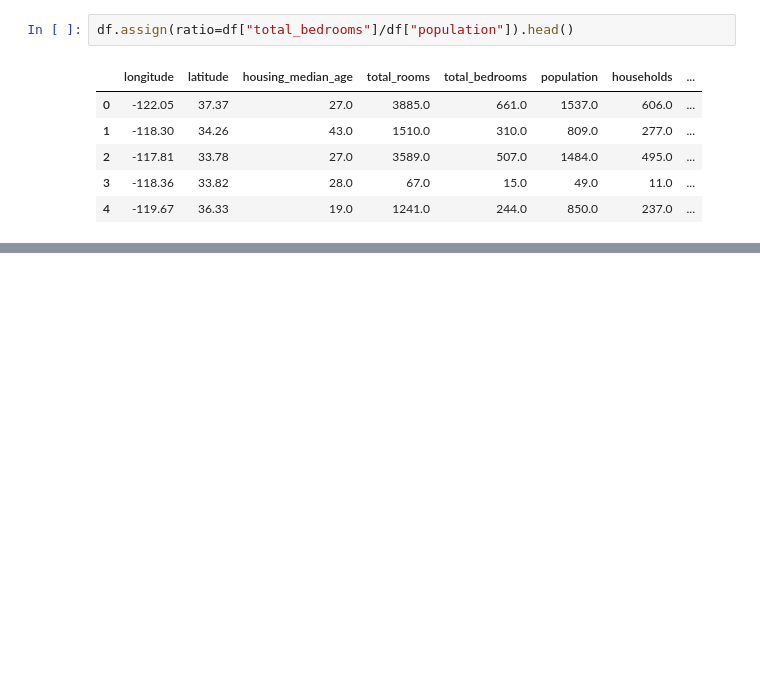
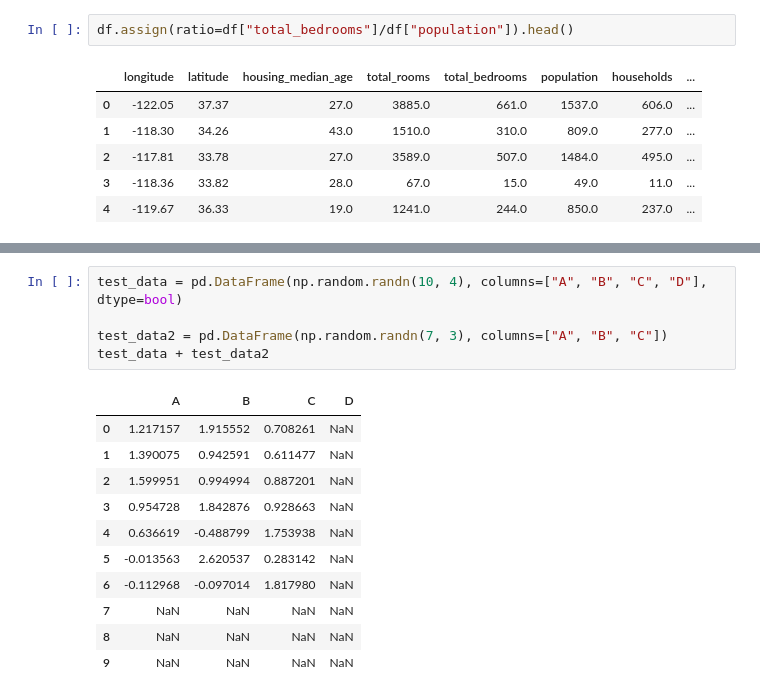
Before and after one commit to manikandansrikumar/data-analysis, a Jupyter notebook: notebooks/colab-github-demo.ipynb, the cells around one changed output, grey strips where cells are left out. Cells and saved outputs as stored; diff of their text form; blank space fills up the shorter version.

```diff
--- a/notebooks/colab-github-demo.ipynb
+++ b/notebooks/colab-github-demo.ipynb
@@ -52,0 +122,17 @@ df.assign(ratio=df["total_bedrooms"]/df["population"]).head()
+# %%
+test_data = pd.DataFrame(np.random.randn(10, 4), columns=["A", "B", "C", "D"], dtype=bool)
+
+test_data2 = pd.DataFrame(np.random.randn(7, 3), columns=["A", "B", "C"])
+test_data + test_data2
+# %% [output]
+|  | A | B | C | D |
+| 0 | 1.217157 | 1.915552 | 0.708261 | NaN |
+| 1 | 1.390075 | 0.942591 | 0.611477 | NaN |
+| 2 | 1.599951 | 0.994994 | 0.887201 | NaN |
+| 3 | 0.954728 | 1.842876 | 0.928663 | NaN |
+| 4 | 0.636619 | -0.488799 | 1.753938 | NaN |
+| 5 | -0.013563 | 2.620537 | 0.283142 | NaN |
+| 6 | -0.112968 | -0.097014 | 1.817980 | NaN |
+| 7 | NaN | NaN | NaN | NaN |
+| 8 | NaN | NaN | NaN | NaN |
+| 9 | NaN | NaN | NaN | NaN |
```
Also changed, not shown: parts of 10 cells of this notebook.
